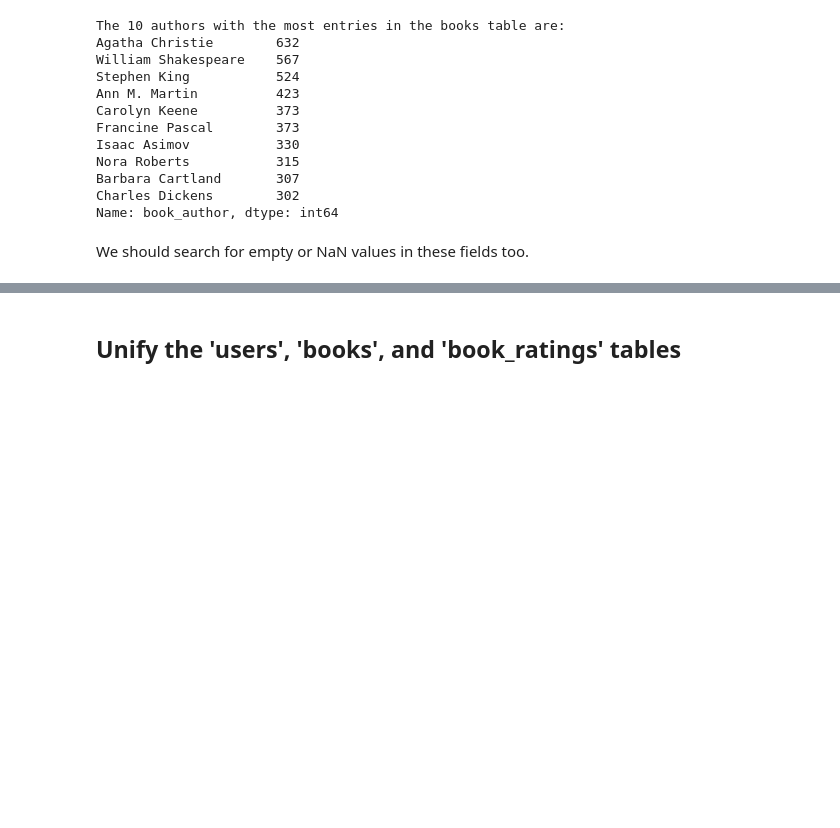
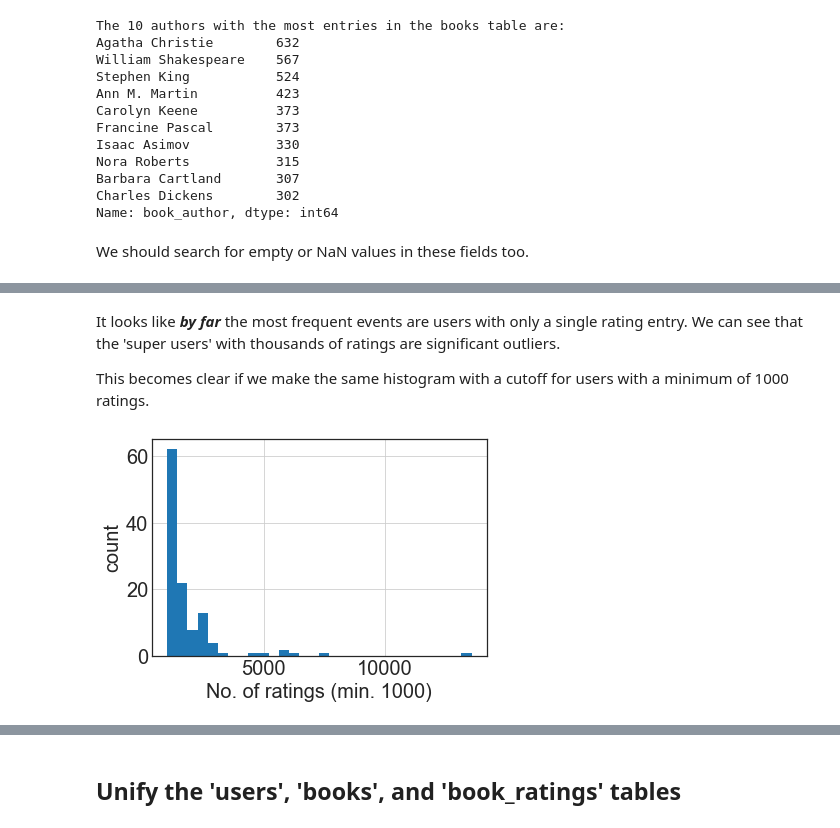
Before and after one commit to tttgm/fellowshipai, a Jupyter notebook: Book-Crossing-Recommender.ipynb, the cells around one changed output, grey strips where cells are left out. Drawn from its saved outputs; the diff is of its cells as text; code cells hidden in the pictures; blank space fills up the shorter version.

```diff
--- a/Book-Crossing-Recommender.ipynb
+++ b/Book-Crossing-Recommender.ipynb
@@ -303,0 +474,13 @@ There are 4561 entries with empty strings, and 4563 NaN entries in the Country f
+# %% [markdown]
+It looks like **_by far_** the most frequent events are users with only a single rating entry. We can see that the 'super users' with thousands of ratings are significant outliers.
+
+This becomes clear if we make the same histogram with a cutoff for users with a minimum of 1000 ratings.
+# %%
+# only users with more than 1000 ratings
+super_user_hist = super_users.where(super_users>1000)
+super_user_hist.hist(bins=30)
+plt.xlabel('No. of ratings (min. 1000)')
+plt.ylabel('count')
+plt.show()
+# %% [output]
+[figure, added]
```
Also changed, not shown: parts of 104 cells of this notebook.
